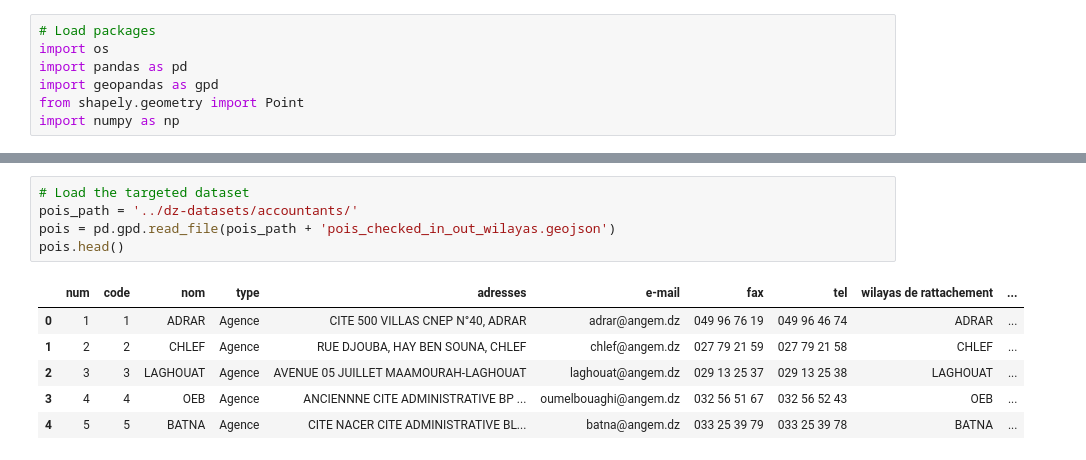
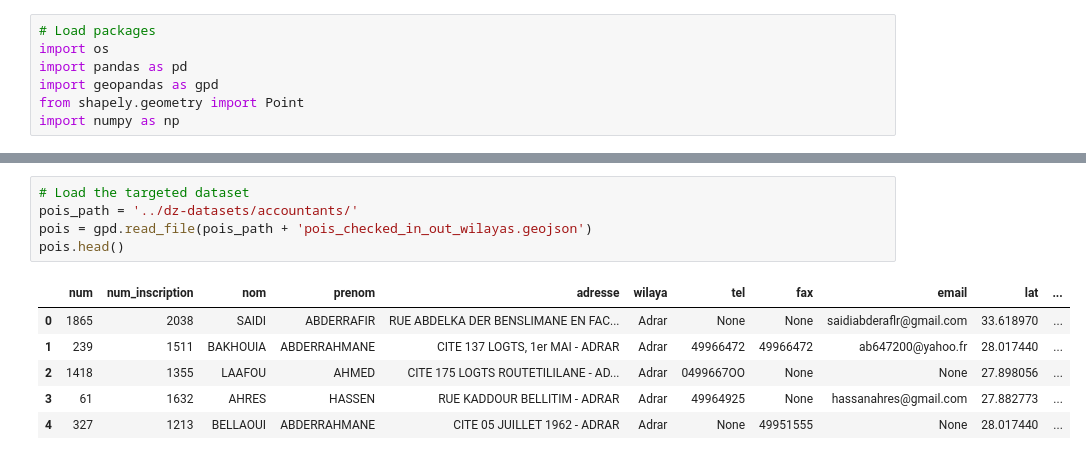
Before and after one commit to transformatek/geo-enabled-datasets, a Jupyter notebook: scripts/check_poi_near_osm_building.ipynb, the cells around one changed output, grey strips where cells are left out. Drawn from its saved outputs; the diff is of its cells as text.

```diff
--- a/scripts/check_poi_near_osm_building.ipynb
+++ b/scripts/check_poi_near_osm_building.ipynb
@@ -21,15 +42,15 @@ osm_building_gdf.head()
 # %%
 # Load the targeted dataset
 pois_path = '../dz-datasets/accountants/'
-pois = pd.gpd.read_file(pois_path + 'pois_checked_in_out_wilayas.geojson')
+pois = gpd.read_file(pois_path + 'pois_checked_in_out_wilayas.geojson')
 pois.head()
 # %% [output]
-|  | num | code | nom | type | adresses | e-mail | fax | tel | wilayas de rattachement | ... |
-| 0 | 1 | 1 | ADRAR | Agence | CITE 500 VILLAS CNEP N°40, ADRAR | adrar@angem.dz | 049 96 76 19 | 049 96 46 74 | ADRAR | ... |
-| 1 | 2 | 2 | CHLEF | Agence | RUE DJOUBA, HAY BEN SOUNA, CHLEF | chlef@angem.dz | 027 79 21 59 | 027 79 21 58 | CHLEF | ... |
-| 2 | 3 | 3 | LAGHOUAT | Agence | AVENUE 05 JUILLET MAAMOURAH-LAGHOUAT | laghouat@angem.dz | 029 13 25 37 | 029 13 25 38 | LAGHOUAT | ... |
-| 3 | 4 | 4 | OEB | Agence | ANCIENNNE CITE ADMINISTRATIVE BP ... | oumelbouaghi@angem.dz | 032 56 51 67 | 032 56 52 43 | OEB | ... |
-| 4 | 5 | 5 | BATNA | Agence | CITE NACER CITE ADMINISTRATIVE BL... | batna@angem.dz | 033 25 39 79 | 033 25 39 78 | BATNA | ... |
+|  | num | num_inscription | nom | prenom | adresse | wilaya | tel | fax | email | lat | ... |
+| 0 | 1865 | 2038 | SAIDI | ABDERRAFIR | RUE ABDELKA DER BENSLIMANE EN FAC... | Adrar | None | None | saidiabderaflr@gmail.com | 33.618970 | ... |
+| 1 | 239 | 1511 | BAKHOUIA | ABDERRAHMANE | CITE 137 LOGTS, 1er MAI - ADRAR | Adrar | 49966472 | 49966472 | ab647200@yahoo.fr | 28.017440 | ... |
+| 2 | 1418 | 1355 | LAAFOU | AHMED | CITE 175 LOGTS ROUTETILILANE - AD... | Adrar | 0499667OO | None | None | 27.898056 | ... |
+| 3 | 61 | 1632 | AHRES | HASSEN | RUE KADDOUR BELLITIM - ADRAR | Adrar | 49964925 | None | hassanahres@gmail.com | 27.882773 | ... |
+| 4 | 327 | 1213 | BELLAOUI | ABDERRAHMANE | CITE 05 JUILLET 1962 - ADRAR | Adrar | None | 49951555 | None | 28.017440 | ... |
 # %%
 # Define source CRS to geographic and project to a Pseudo-Mercator
 # Useful for spatial analysis (buffer, intersect, ...)
```
Also changed, not shown: parts of 14 cells of this notebook, 1 other file.
